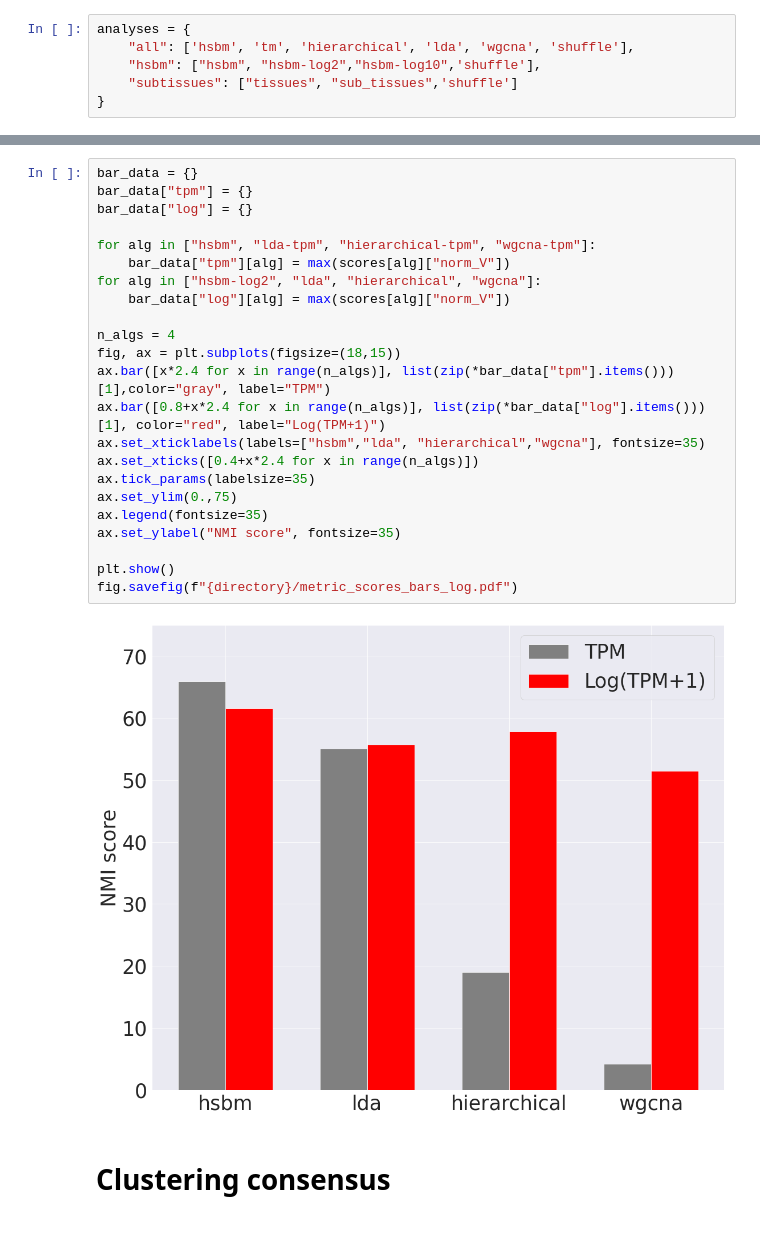
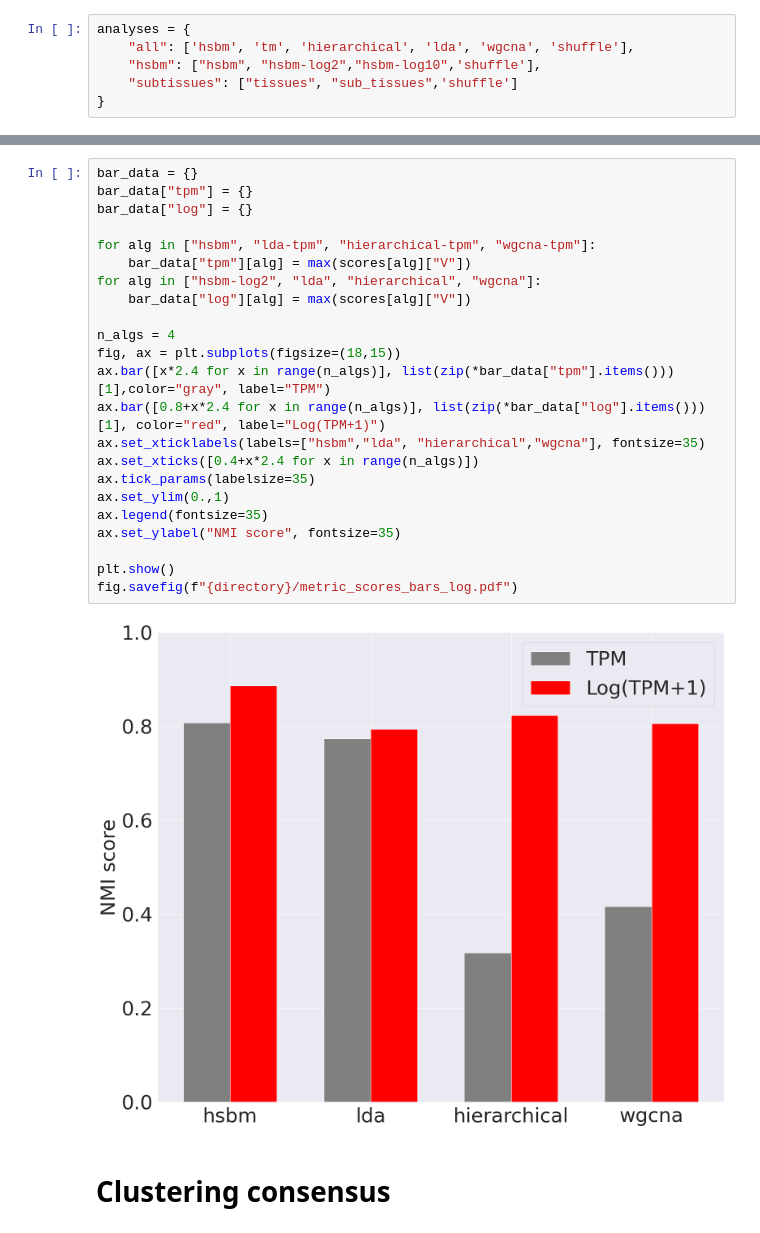
Before and after one commit to fvalle1/topics, a Jupyter notebook: hSBM_clusters.ipynb, the cells around one changed output, grey strips where cells are left out. Drawn from its saved outputs; the diff is of its cells as text.

```diff
--- a/hSBM_clusters.ipynb
+++ b/hSBM_clusters.ipynb
@@ -274,28 +280,28 @@ fig.savefig("%s/metric_scores_%s.pdf"%(directory,analysis))
 # %%
 bar_data = {}
 bar_data["tpm"] = {}
 bar_data["log"] = {}
 
 for alg in ["hsbm", "lda-tpm", "hierarchical-tpm", "wgcna-tpm"]:
-    bar_data["tpm"][alg] = max(scores[alg]["norm_V"])
+    bar_data["tpm"][alg] = max(scores[alg]["V"])
 for alg in ["hsbm-log2", "lda", "hierarchical", "wgcna"]:
-    bar_data["log"][alg] = max(scores[alg]["norm_V"])
+    bar_data["log"][alg] = max(scores[alg]["V"])
 
 n_algs = 4
 fig, ax = plt.subplots(figsize=(18,15))
 ax.bar([x*2.4 for x in range(n_algs)], list(zip(*bar_data["tpm"].items()))[1],color="gray", label="TPM")
 ax.bar([0.8+x*2.4 for x in range(n_algs)], list(zip(*bar_data["log"].items()))[1], color="red", label="Log(TPM+1)")
 ax.set_xticklabels(labels=["hsbm","lda", "hierarchical","wgcna"], fontsize=35)
 ax.set_xticks([0.4+x*2.4 for x in range(n_algs)])
 ax.tick_params(labelsize=35)
-ax.set_ylim(0.,75)
+ax.set_ylim(0.,1)
 ax.legend(fontsize=35)
 ax.set_ylabel("NMI score", fontsize=35)
 
 plt.show()
 fig.savefig(f"{directory}/metric_scores_bars_log.pdf")
 # %% [output]
-[figure, old version]
+[figure, new version]
 # %% [markdown]
 # Clustering consensus
 # %%
```
Also changed, not shown: parts of 4 cells of this notebook, 1 other file.
